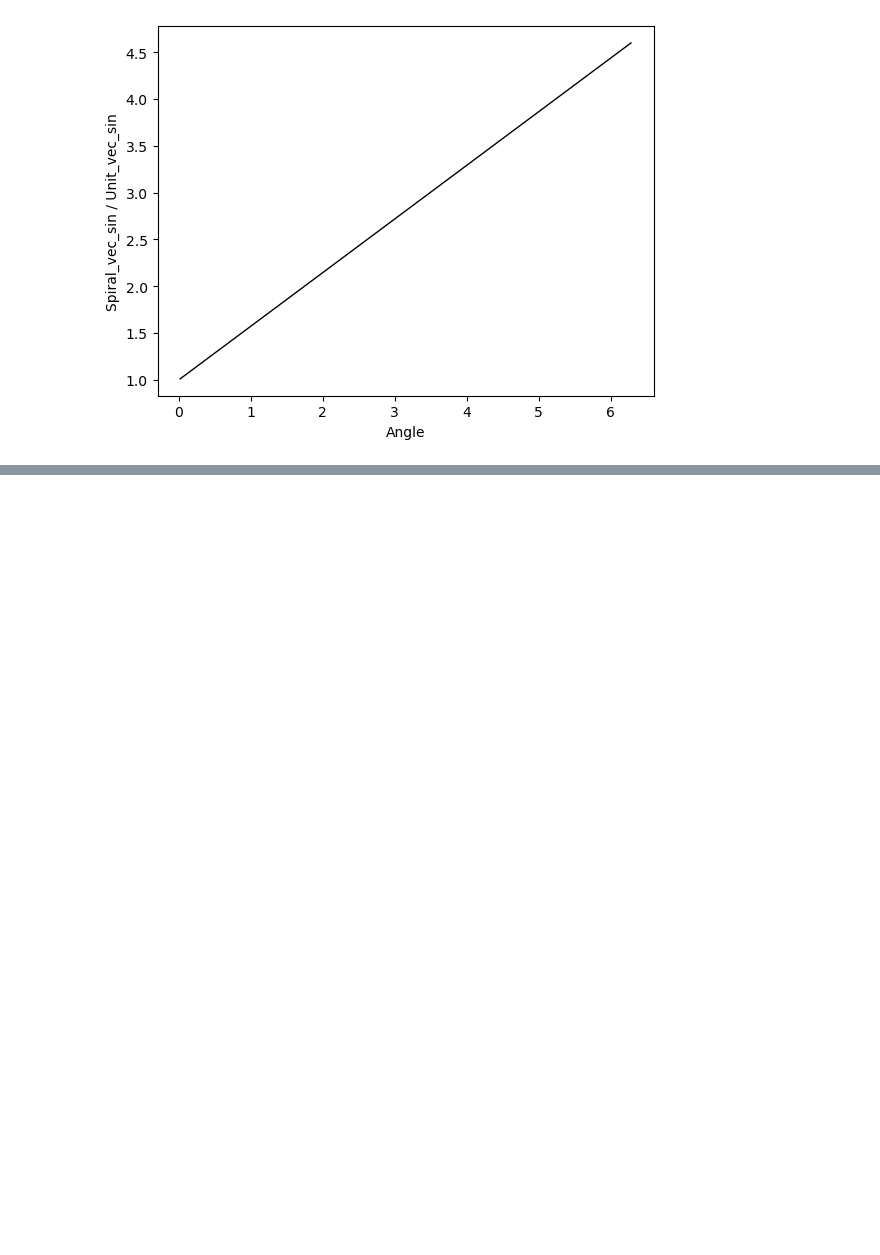
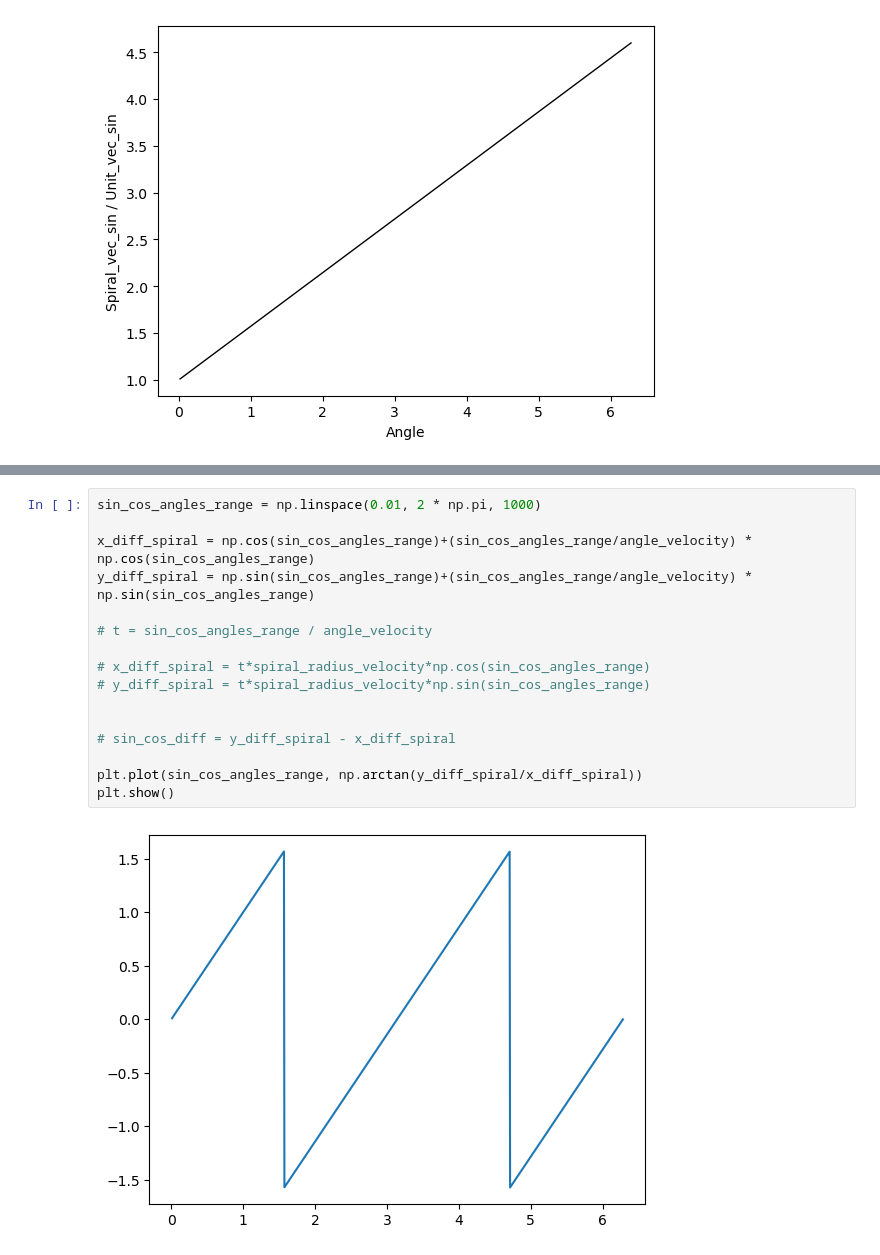
Before and after one commit to Kiril-Lazarov/Intersection-points-between-a-line-and-a-spiral, a Jupyter notebook: Intersection between a line and a spiral.ipynb, the cells around one changed output, grey strips where cells are left out. Drawn from its saved outputs; the diff is of its cells as text; blank space fills up the shorter version.

```diff
--- a/Intersection between a line and a spiral.ipynb
+++ b/Intersection between a line and a spiral.ipynb
@@ -402,0 +459,18 @@ plt.show()
+# %%
+sin_cos_angles_range = np.linspace(0.01, 2 * np.pi, 1000)
+
+x_diff_spiral = np.cos(sin_cos_angles_range)+(sin_cos_angles_range/angle_velocity) * np.cos(sin_cos_angles_range)
+y_diff_spiral = np.sin(sin_cos_angles_range)+(sin_cos_angles_range/angle_velocity) * np.sin(sin_cos_angles_range)
+
+# t = sin_cos_angles_range / angle_velocity
+
+# x_diff_spiral = t*spiral_radius_velocity*np.cos(sin_cos_angles_range)
+# y_diff_spiral = t*spiral_radius_velocity*np.sin(sin_cos_angles_range)
+
+
+# sin_cos_diff = y_diff_spiral - x_diff_spiral
+
+plt.plot(sin_cos_angles_range, np.arctan(y_diff_spiral/x_diff_spiral))
+plt.show()
+# %% [output]
+[figure, added]
```
Also changed, not shown: parts of 2 cells of this notebook.
